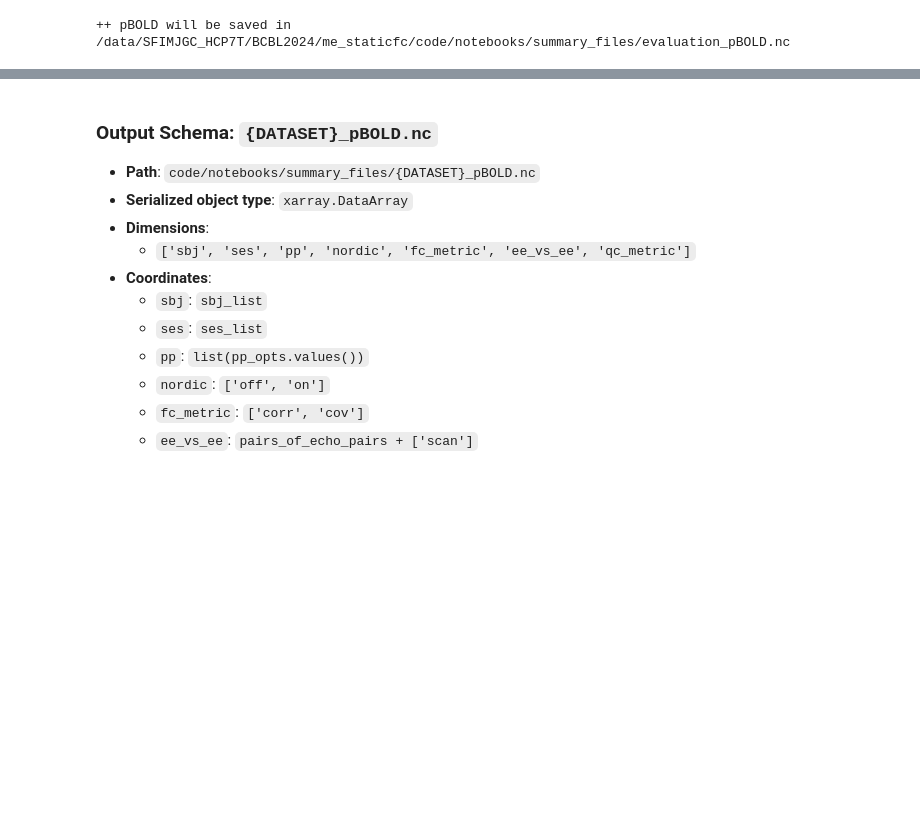
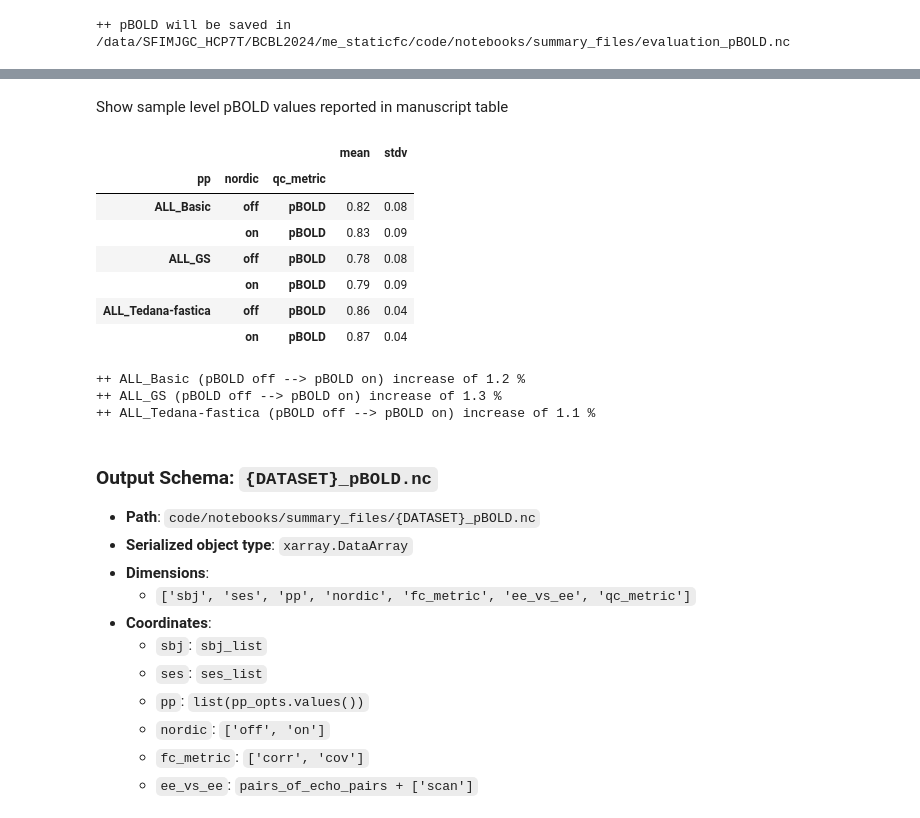
Before and after one commit to javiergcas/me_staticfc, a Jupyter notebook: code/notebooks/N08_Gather_Results.ipynb, the cells around one changed output, grey strips where cells are left out. Drawn from its saved outputs; the diff is of its cells as text; code cells hidden in the pictures; blank space fills up the shorter version.

Commit message:
N08 now provides values for manuscript table 2

```diff
--- a/code/notebooks/N08_Gather_Results.ipynb
+++ b/code/notebooks/N08_Gather_Results.ipynb
@@ -208,3 +208,26 @@ Wall time: 21.9 ms
+# %% [markdown]
+Show sample level pBOLD values reported in manuscript table
+# %%
+aux = pd.concat([pBOLD_xr.sel(ee_vs_ee='scan', fc_metric='cov',pp=PIPELINES[1:]).mean(dim=['sbj','ses']).to_dataframe(name='mean').drop(['fc_metric','ee_vs_ee'],axis=1).round(2),
+           pBOLD_xr.sel(ee_vs_ee='scan', fc_metric='cov',pp=PIPELINES[1:]).std(dim=['sbj','ses']).to_dataframe(name='stdv').drop(['fc_metric','ee_vs_ee'],axis=1).round(2)],axis=1)
+aux
+# %% [output]
+|  |  |  | mean | stdv |
+| pp | nordic | qc_metric |  |  |
+| ALL_Basic | off | pBOLD | 0.82 | 0.08 |
+|  | on | pBOLD | 0.83 | 0.09 |
+| ALL_GS | off | pBOLD | 0.78 | 0.08 |
+|  | on | pBOLD | 0.79 | 0.09 |
+| ALL_Tedana-fastica | off | pBOLD | 0.86 | 0.04 |
+|  | on | pBOLD | 0.87 | 0.04 |
+# %%
+for pp in PIPELINES[1:]:
+    this_increase = 100 * (aux.loc[(pp,'on'),'mean'] - aux.loc[(pp,'off'),'mean']) / aux.loc[(pp,'on'),'mean']
+    print('++ %s (pBOLD off --> pBOLD on) increase of %.1f %%' % (pp, this_increase.iloc[0]))
+# %% [output]
+++ ALL_Basic (pBOLD off --> pBOLD on) increase of 1.2 %
+++ ALL_GS (pBOLD off --> pBOLD on) increase of 1.3 %
+++ ALL_Tedana-fastica (pBOLD off --> pBOLD on) increase of 1.1 %
 # %% [markdown]
 ### Output Schema: `{DATASET}_pBOLD.nc`
 
```
Also changed, not shown: parts of 6 cells of this notebook, 1 other file.
